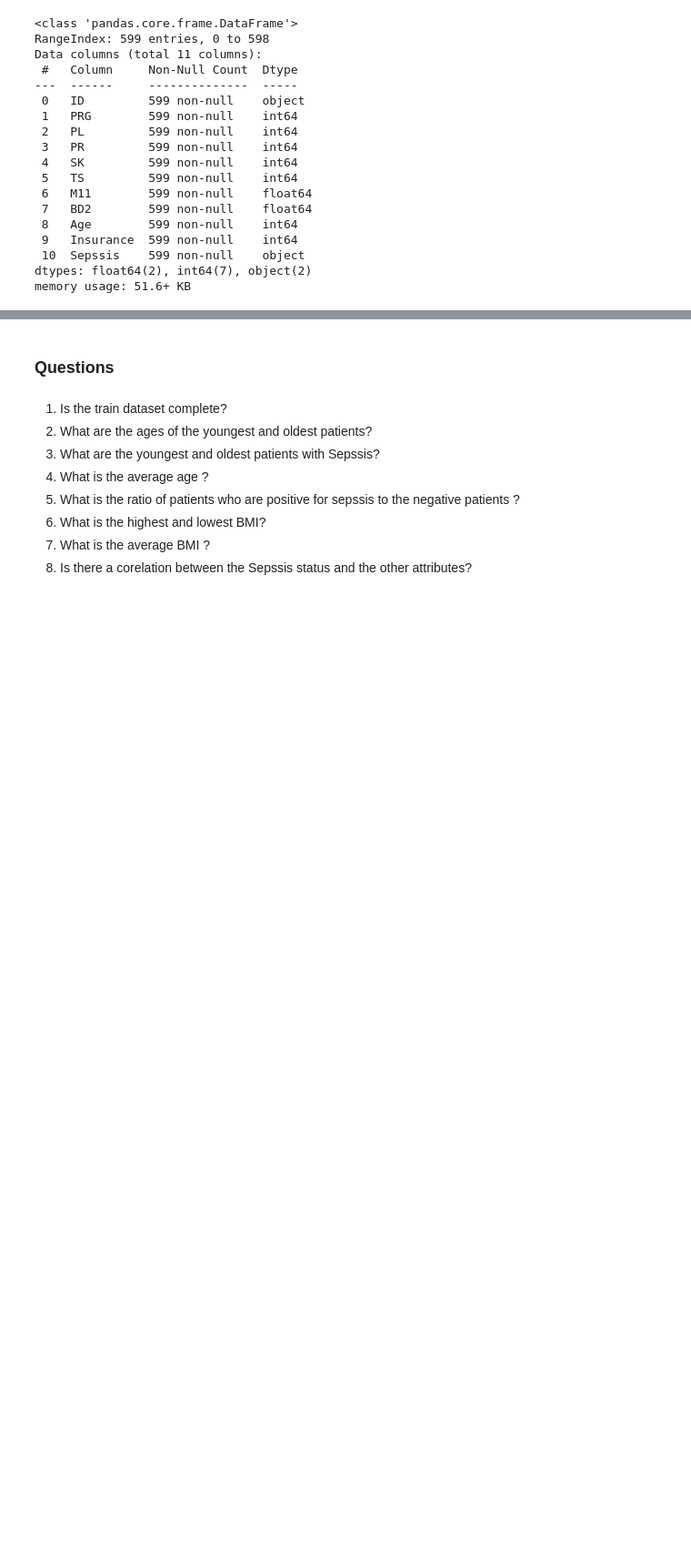
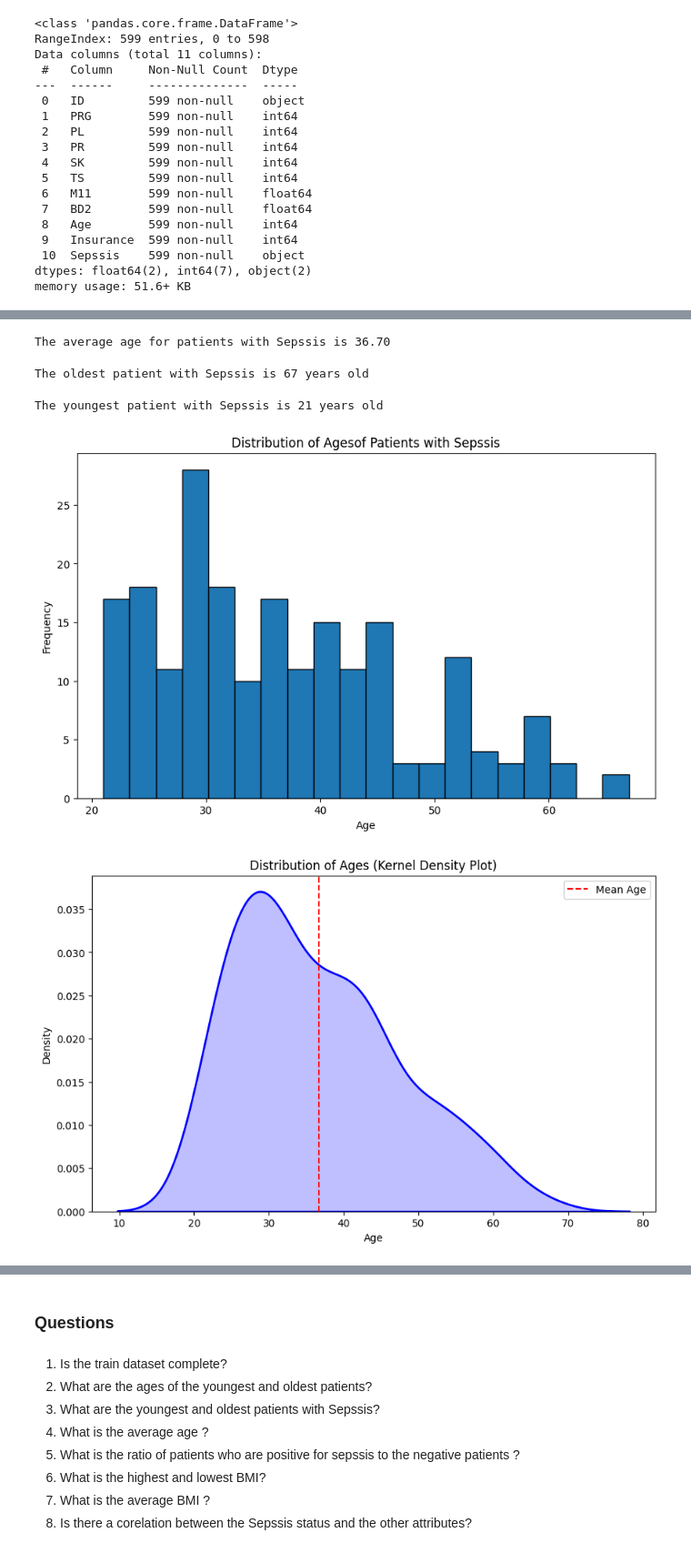
Before and after one commit to Gilbert-B/Machine-Learning-API-using-FastAPI, a Jupyter notebook: datasets/Sepsis.ipynb, the cells around one changed output, grey strips where cells are left out. Shown: that part at 91% size. Saved outputs shown, nothing was run; the diff lists cells and outputs as text; code cells hidden in the pictures; blank space fills up the shorter version.

Commit message:
Charts for Univariate Analysis

```diff
--- a/datasets/Sepsis.ipynb
+++ b/datasets/Sepsis.ipynb
@@ -204,0 +204,39 @@ Age influences whether a patient will develop Sepsis
+# %%
+positive_mean_age= positive_cases['Age'].mean()
+print(f'The average age for patients with Sepssis is {positive_mean_age:.2f}')
+# %% [output]
+The average age for patients with Sepssis is 36.70
+# %%
+highest_positive_age = positive_cases['Age'].max()
+print(f'The oldest patient with Sepssis is {highest_positive_age} years old')
+# %% [output]
+The oldest patient with Sepssis is 67 years old
+# %%
+lowest_positive_age = positive_cases['Age'].min()
+print(f'The youngest patient with Sepssis is {lowest_positive_age} years old')
+# %% [output]
+The youngest patient with Sepssis is 21 years old
+# %%
+# Extract the 'age' column from the DataFrame
+ages = positive_cases['Age']
+
+# Create a histogram
+plt.figure(figsize=(10, 6))
+plt.hist(ages, bins=20, edgecolor='black')
+plt.xlabel('Age')
+plt.ylabel('Frequency')
+plt.title('Distribution of Ages of Patients with Sepssis')
+plt.show()
+
+# Create a kernel density plot
+plt.figure(figsize=(10, 6))
+sn.kdeplot(ages, shade=True, color='blue', linewidth=2)
+plt.axvline(positive_mean_age, color='red', linestyle='--', label='Mean Age')
+plt.xlabel('Age')
+plt.ylabel('Density')
+plt.title('Distribution of Ages (Kernel Density Plot)')
+plt.legend()
+plt.show()
+# %% [output]
+[figure, added]
+[figure, added]
```
Also changed, not shown: parts of 36 cells of this notebook.
